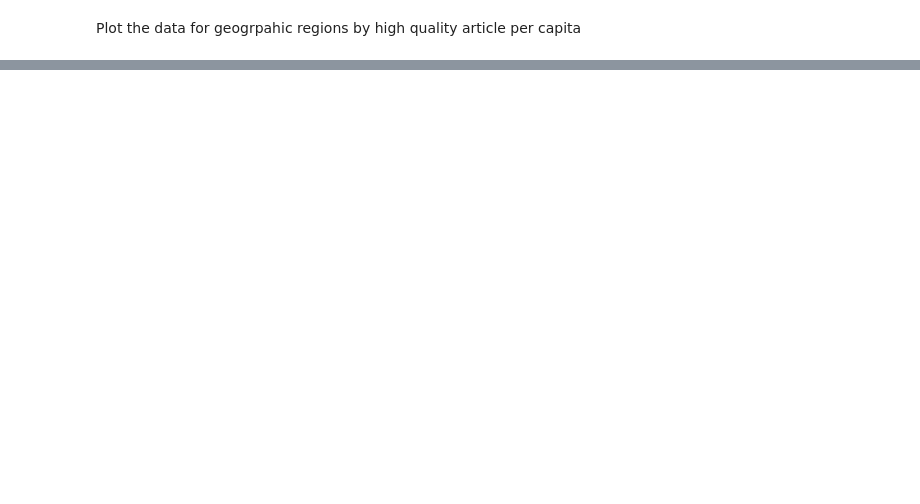
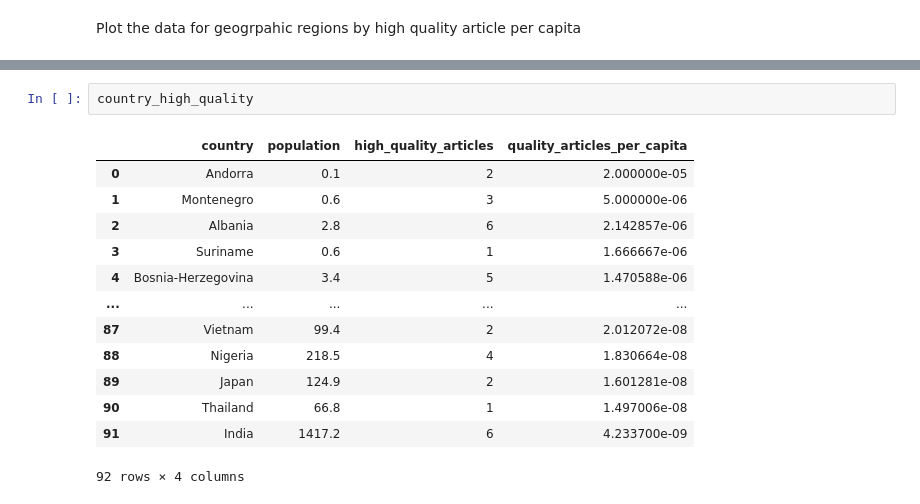
Before and after one commit to TharunKumarReddy5/data-512-homework_2, a Jupyter notebook: DATA 512 Homework 2 Tharun.ipynb, the cells around one changed output, grey strips where cells are left out. Drawn from its saved outputs; the diff is of its cells as text; blank space fills up the shorter version.

```diff
--- a/DATA 512 Homework 2 Tharun.ipynb
+++ b/DATA 512 Homework 2 Tharun.ipynb
@@ -781,0 +813,16 @@ plt.savefig('/content/drive/MyDrive/MS Admission/Washington/GitHub/DataSciencePr
+# %%
+country_high_quality
+# %% [output]
+|  | country | population | high_quality_articles | quality_articles_per_capita |
+| 0 | Andorra | 0.1 | 2 | 2.000000e-05 |
+| 1 | Montenegro | 0.6 | 3 | 5.000000e-06 |
+| 2 | Albania | 2.8 | 6 | 2.142857e-06 |
+| 3 | Suriname | 0.6 | 1 | 1.666667e-06 |
+| 4 | Bosnia-Herzegovina | 3.4 | 5 | 1.470588e-06 |
+| ... | ... | ... | ... | ... |
+| 87 | Vietnam | 99.4 | 2 | 2.012072e-08 |
+| 88 | Nigeria | 218.5 | 4 | 1.830664e-08 |
+| 89 | Japan | 124.9 | 2 | 1.601281e-08 |
+| 90 | Thailand | 66.8 | 1 | 1.497006e-08 |
+| 91 | India | 1417.2 | 6 | 4.233700e-09 |
+92 rows × 4 columns
```
Also changed, not shown: parts of 12 cells of this notebook, 5 other files.
